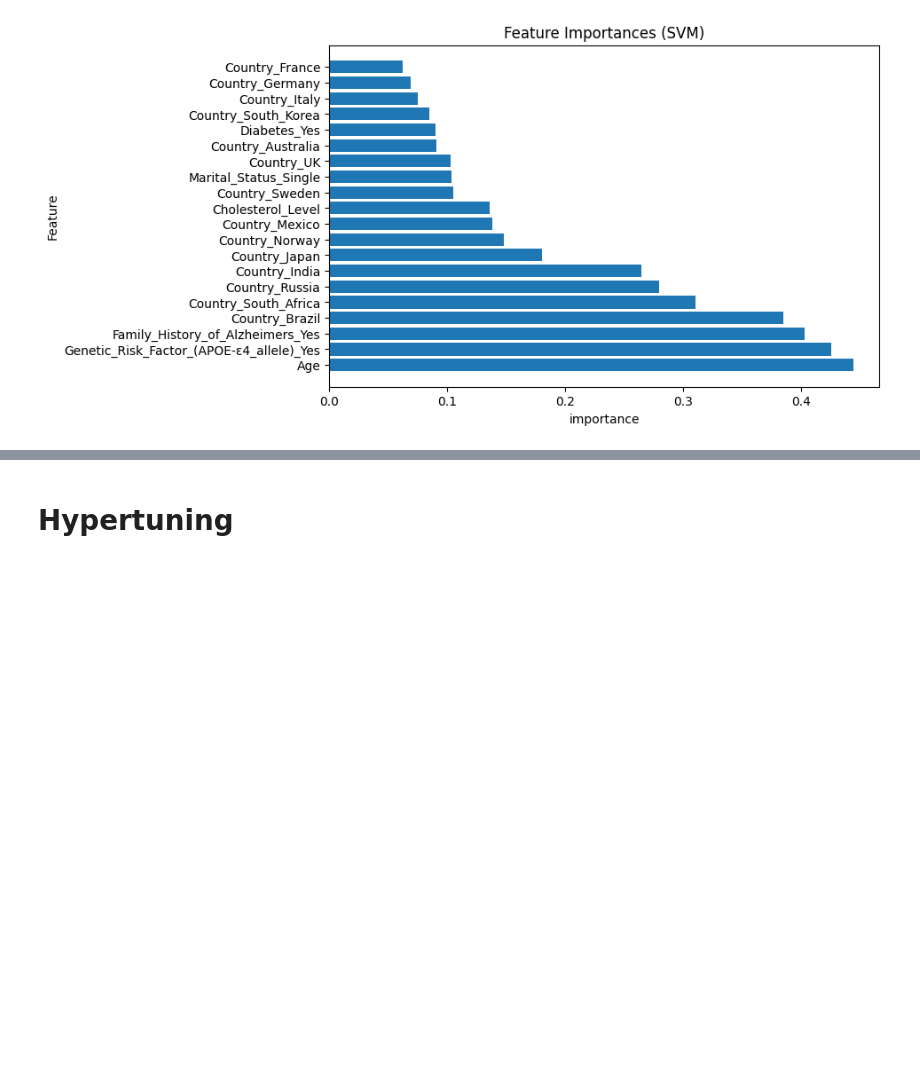
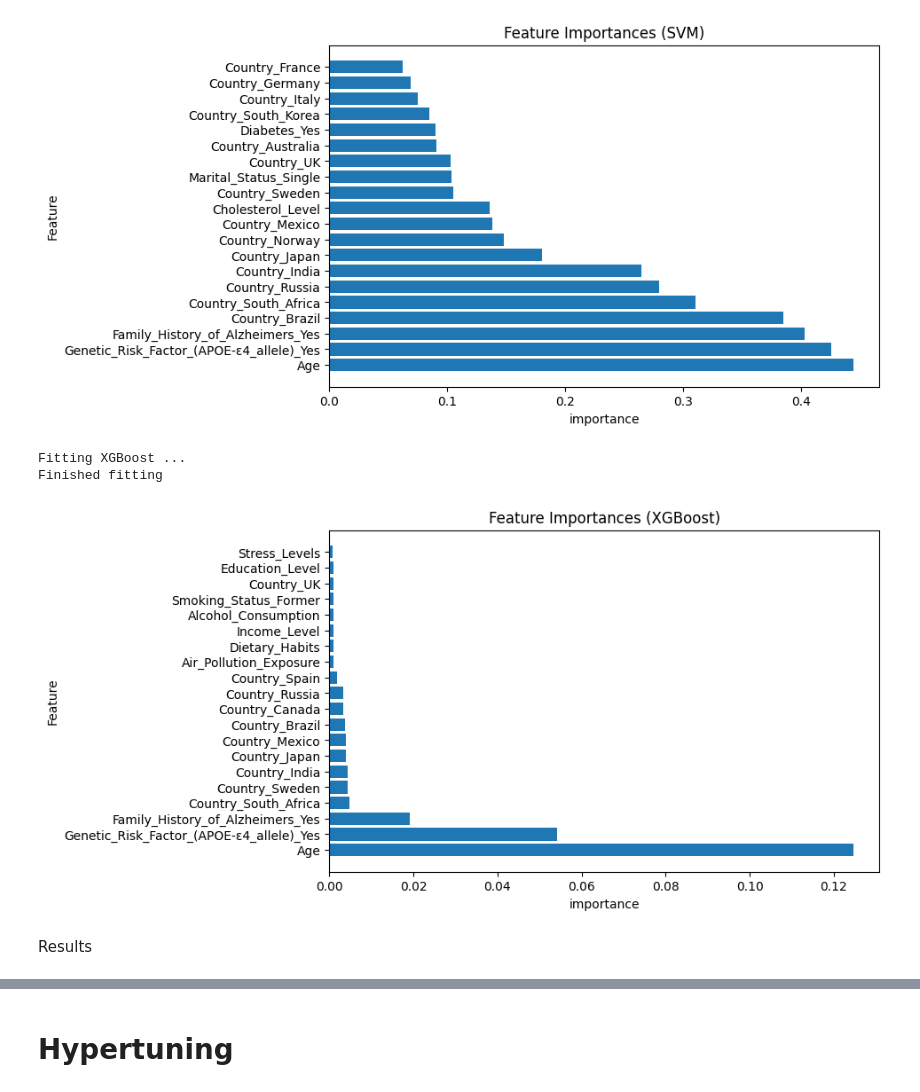
Before and after one commit to DVDMVN/STT811_ALZ_PROJ, a Jupyter notebook: master_notebook.ipynb, the cells around one changed output, grey strips where cells are left out. Saved outputs shown, nothing was run; the diff lists cells and outputs as text; code cells hidden in the pictures; blank space fills up the shorter version.

```diff
--- a/master_notebook.ipynb
+++ b/master_notebook.ipynb
@@ -403,3 +416,13 @@ plot_feature_importance("SVM", interaction_data, target, 20)
 Fitting SVM ...
 Finished fitting
 [figure]
+# %%
+xgb_interaction_imp = plot_feature_importance("XGBoost", interaction_data, target, 20)
+xgb_interaction_imp_df = pd.DataFrame(xgb_interaction_imp, columns = ['Feature', 'Importance'])
+xgb_interaction_imp_df.to_csv('cache/xgboost_interaction_importances.csv', index=False)
+# %% [output]
+Fitting XGBoost ...
+Finished fitting
+[figure, added]
+# %% [markdown]
+Results
```
Also changed, not shown: parts of 10 cells of this notebook, 10 other files.
